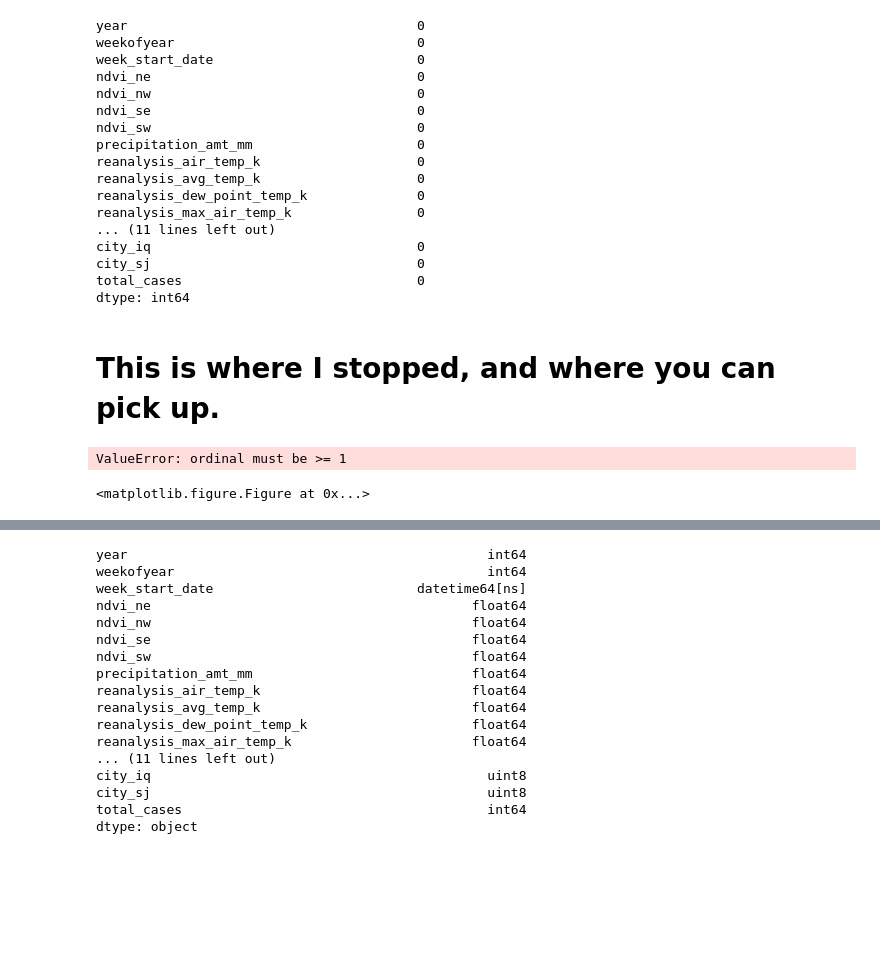
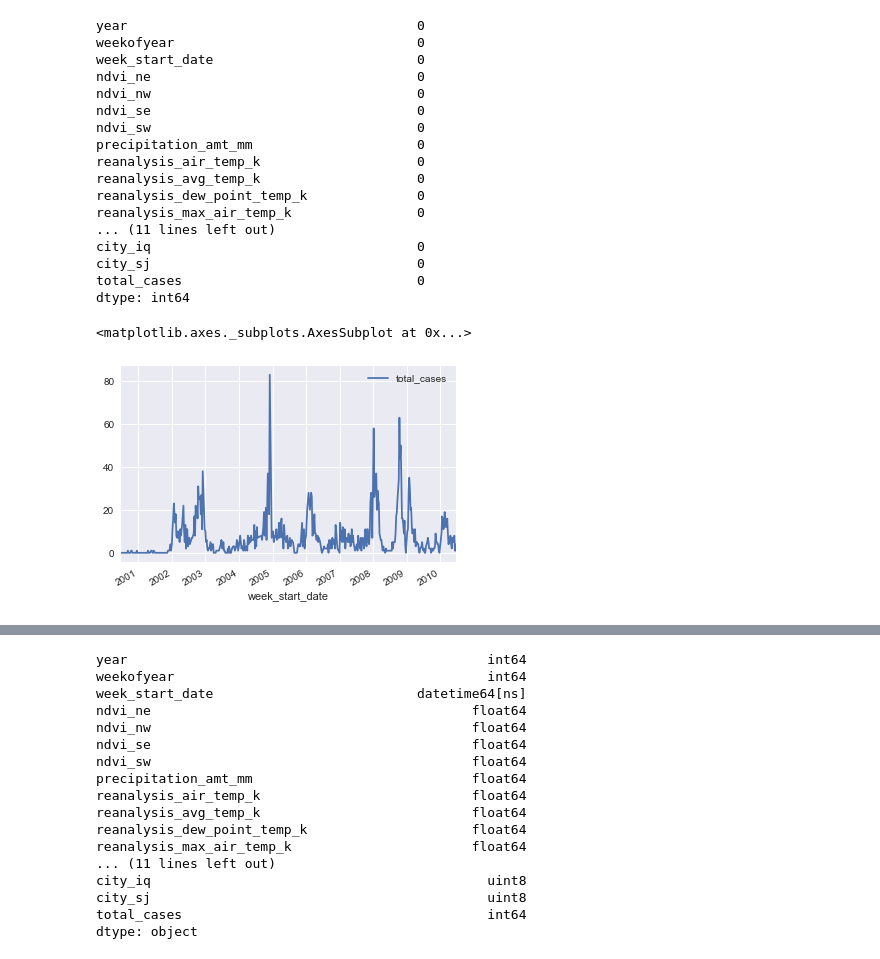
Before and after one commit to FNeiva/w205-final-project, a Jupyter notebook: Dengue_Exploration.ipynb, the cells around one changed output, grey strips where cells are left out. Cells and saved outputs as stored; diff of their text form; code cells hidden in the pictures; blank space fills up the shorter version.

Commit message:
Added visualizations that appear in the presentation

```diff
--- a/Dengue_Exploration.ipynb
+++ b/Dengue_Exploration.ipynb
@@ -205,19 +208,12 @@ city_iq                                  0
 city_sj                                  0
 total_cases                              0
 dtype: int64
-# %% [markdown]
-# This is where I stopped, and where you can pick up.
-# %%
-# Now, for some visualizations of the data
-g = plt.figure()
-ax =  g.add_subplot(111)
-ax.plot(df_features_opt1.loc[:,'week_start_date'], df_features_opt1.loc[:,'total_cases'], color='lightblue', linewidth=3)
-ax.scatter([2,4,6],
-               [5,15,25],
-               color='darkgreen',
-               marker='^')
-#ax.set_xlim(1, 6.5)
-plt.show()
-# %% [output]
-ValueError: ordinal must be >= 1
-<matplotlib.figure.Figure at 0x...>
+# %%
+df_graph1 = df_features_opt1.loc[:, ['total_cases','city_iq', 'week_start_date']]
+# %%
+df_graph1_filt = df_graph1.loc[df_graph1['city_iq'] == 1,['total_cases', 'week_start_date']].set_index('week_start_date')
+# %%
+df_graph1_filt.plot(kind = 'line')
+# %% [output]
+<matplotlib.axes._subplots.AxesSubplot at 0x...>
+[figure, added]
```
Also changed, not shown: parts of 13 cells of this notebook.
